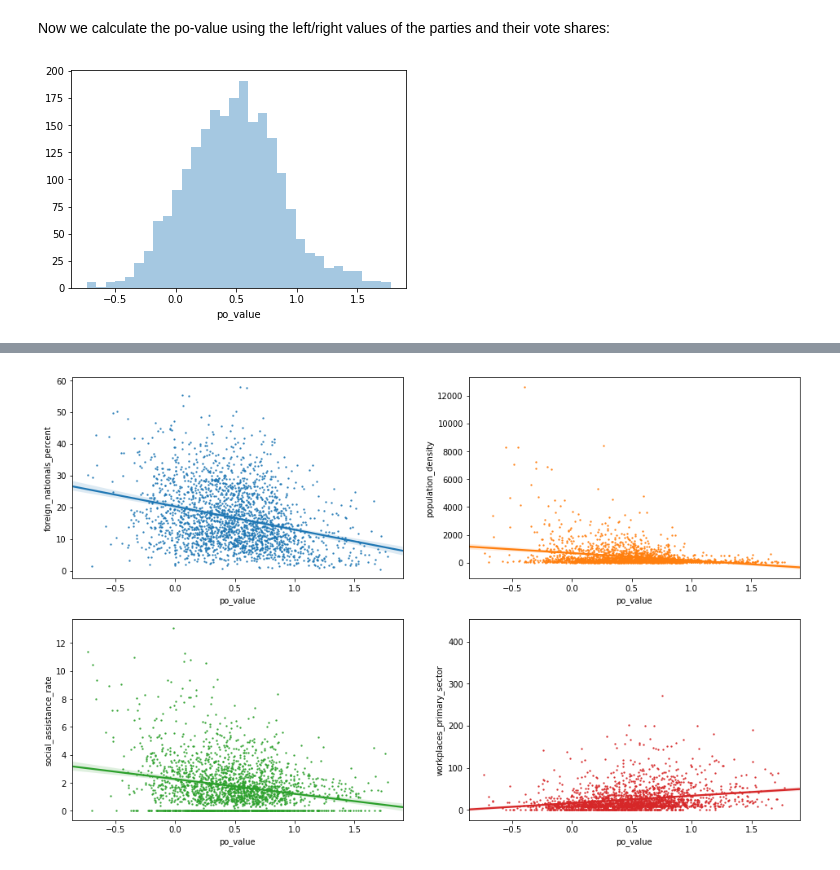
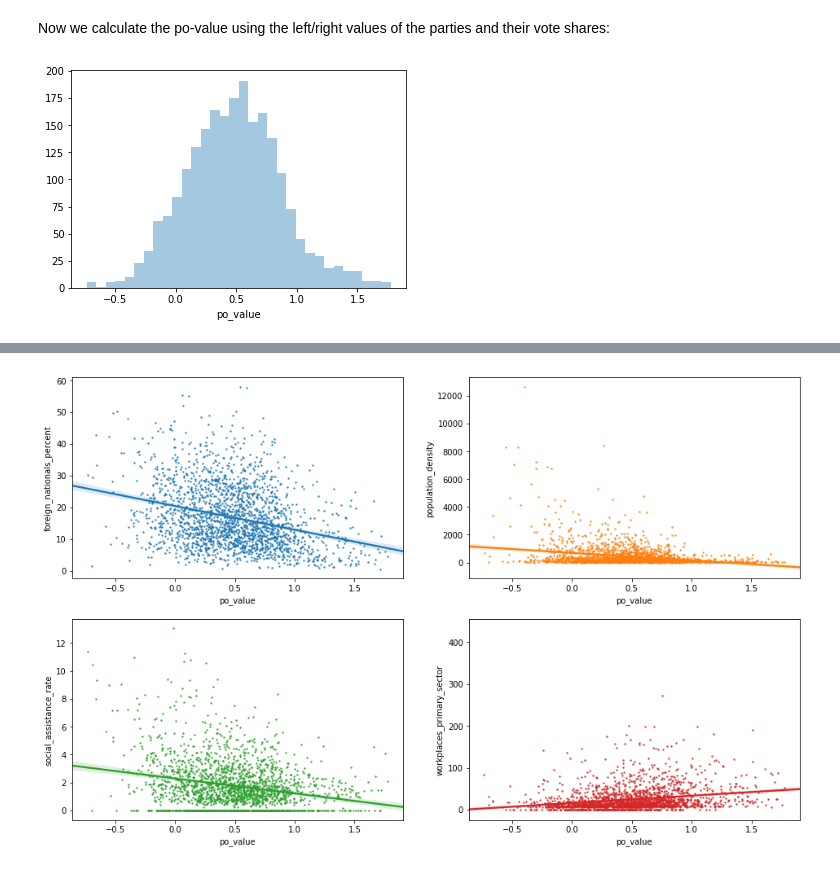
Before and after one commit to jschrein/epfl-exts-adsml-capstone-proposal, a Jupyter notebook: read_regional_portraits.ipynb, the cells around one changed output, grey strips where cells are left out. Saved outputs shown, nothing was run; the diff lists cells and outputs as text; code cells hidden in the pictures.

Commit message:
Drop six communes without vote results. Remove vote shares from correlations.

```diff
--- a/read_regional_portraits.ipynb
+++ b/read_regional_portraits.ipynb
@@ -116,12 +117,13 @@ Now we calculate the po-value using the left/right values of the parties and the
 party_lr_dict = {"fdp": 1, "cvp": 0, "sp": -1, "svp": 2, "evp": 0, "glp": 0, "bdp": 1, "pda": -2, "gps": -2, "rightwing": 2 }
 party_lr_array = np.array(list(party_lr_dict.values()))
 df["po_value"] = np.dot(df[vote_share_cols].values, party_lr_array) / df["vote_share_total"]
+# there are six small communes that don't have vote results
+df.dropna(subset=["po_value"], inplace=True)
 
 # Bundesrat: 2 sp, 2 fdp, 2 svp, 1 cvp -> (-2 + 2 + 4 + 0) / 7 = 0.57
 # overall Nationrat vote 2019 (manually calculated with values from top row of excel): 0.28
 # %%
-df["po_value"].fillna(0, inplace=True)
 sns.distplot(df["po_value"], kde=False);
 # looks very much like a normal distribution
 # %% [output]
-[figure, old version]
+[figure, new version]
```
Also changed, not shown: parts of 7 cells of this notebook, 1 other file.
